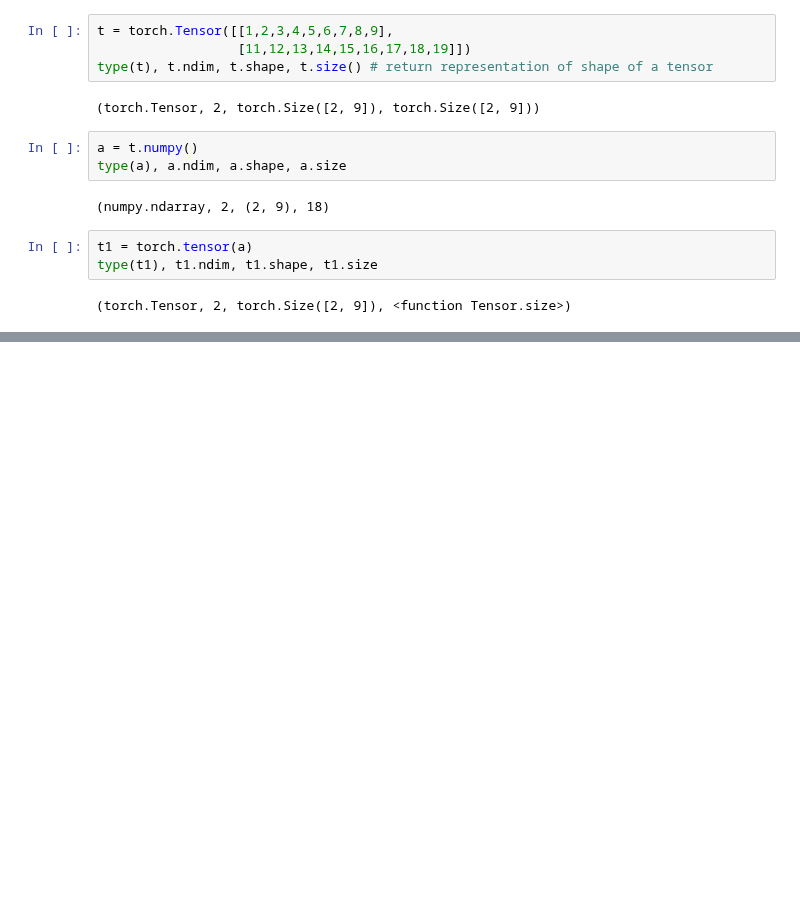
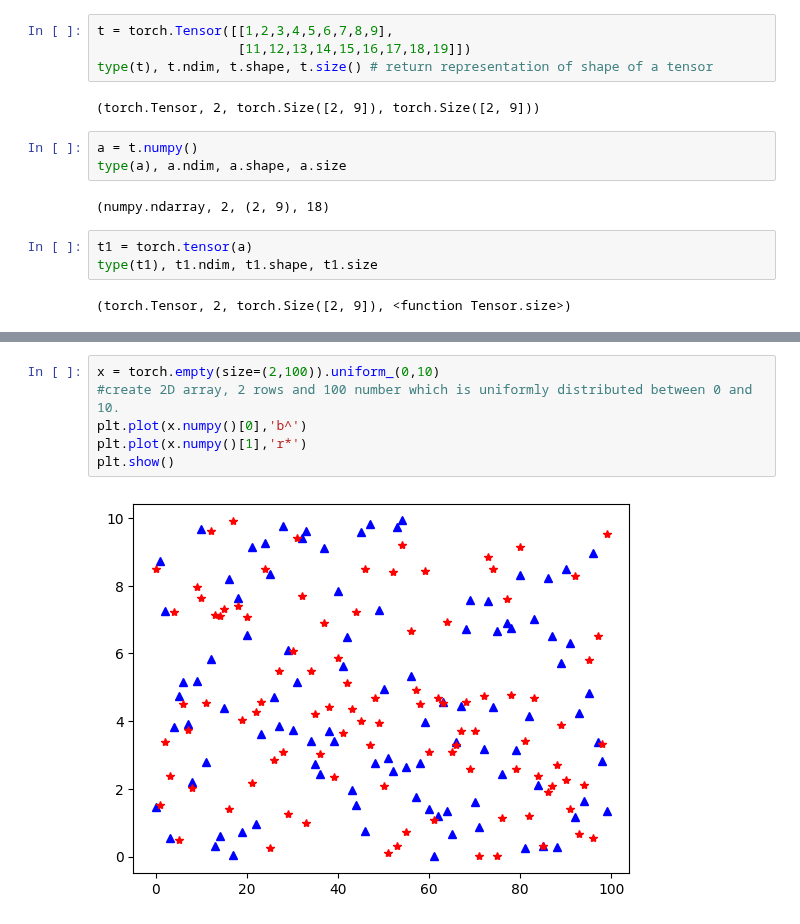
Before and after one commit to weip2008/LearnTorch, a Jupyter notebook: doc/torchBasics.ipynb, the cells around one changed output, grey strips where cells are left out. Cells and saved outputs as stored; diff of their text form; blank space fills up the shorter version.

```diff
--- a/doc/torchBasics.ipynb
+++ b/doc/torchBasics.ipynb
@@ -31,0 +84,8 @@ type(t1), t1.ndim, t1.shape, t1.size
+# %%
+x = torch.empty(size=(2,100)).uniform_(0,10)
+#create 2D array, 2 rows and 100 number which is uniformly distributed between 0 and 10.
+plt.plot(x.numpy()[0],'b^')
+plt.plot(x.numpy()[1],'r*')
+plt.show()
+# %% [output]
+[figure, added]
```
Also changed, not shown: parts of 10 cells of this notebook, 3 other files.
